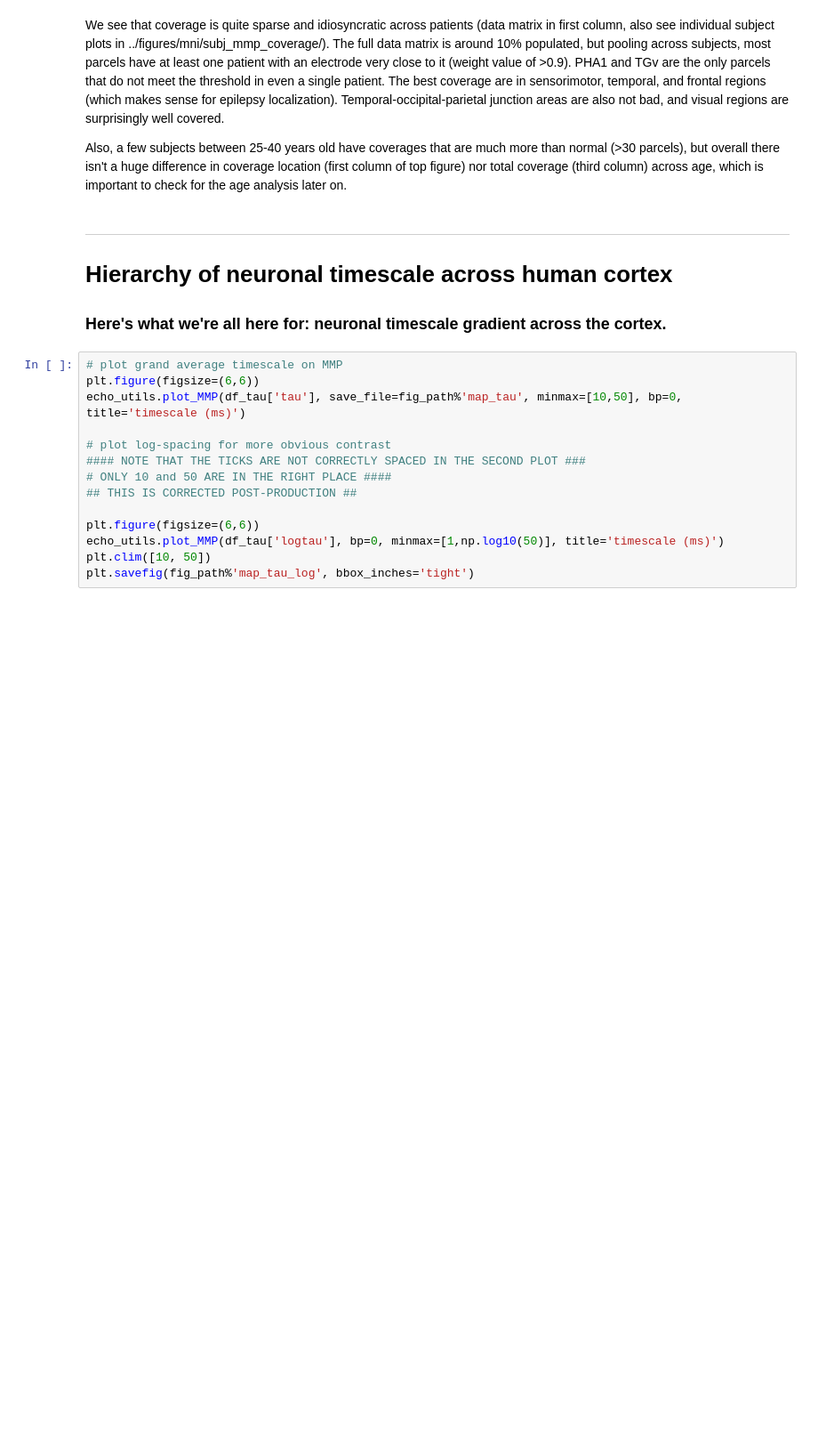
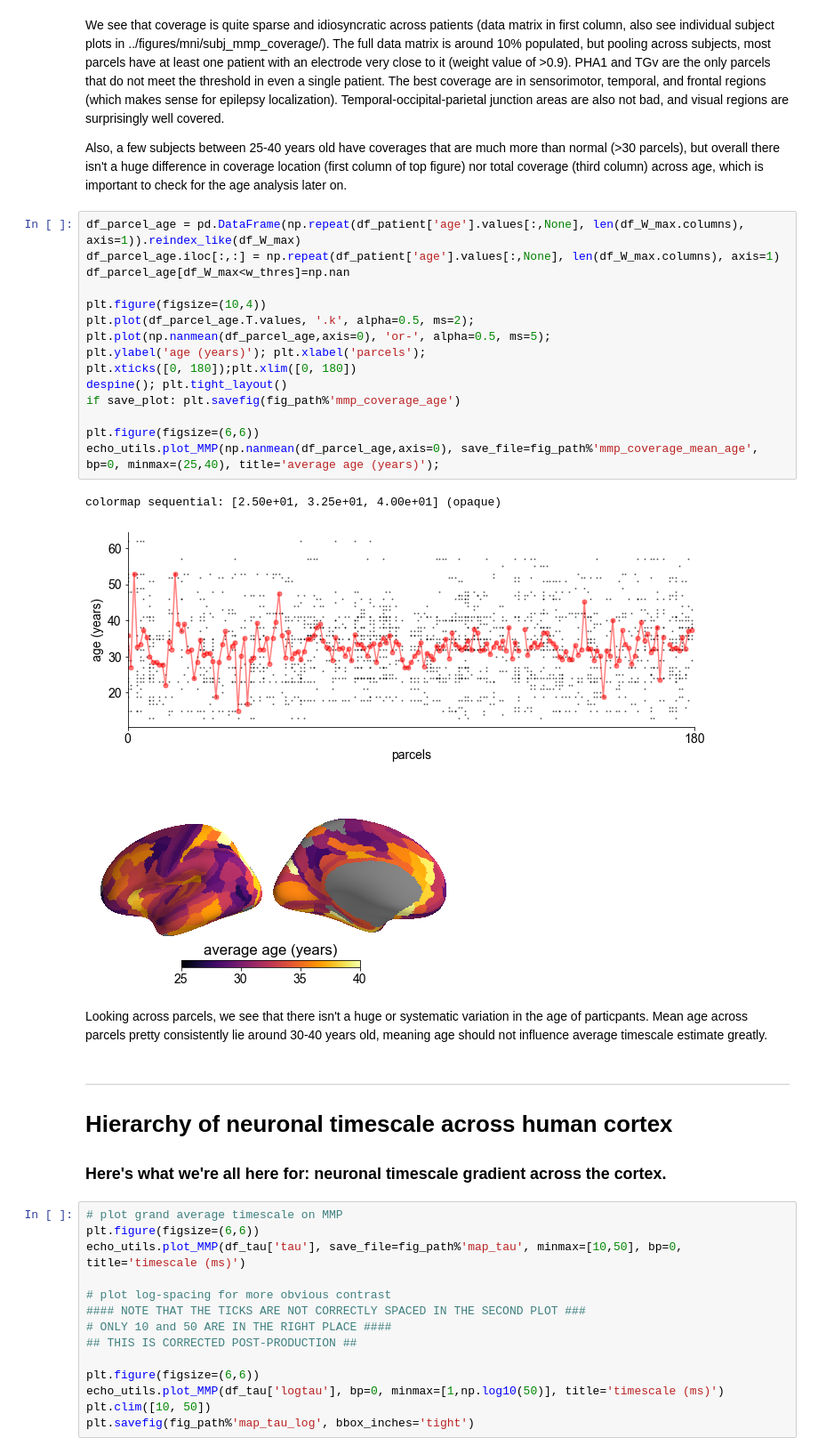
Before and after one commit to rdgao/field-echos, a Jupyter notebook: notebooks/3_viz_human_structural.ipynb, the cells around one changed output. Shown at 89% size. Cells and saved outputs as stored; diff of their text form; blank space fills up the shorter version.

```diff
--- a/notebooks/3_viz_human_structural.ipynb
+++ b/notebooks/3_viz_human_structural.ipynb
@@ -215,6 +219,27 @@ colormap sequential: [0.00e+00, 1.40e+01, 2.80e+01] (opaque)
 We see that coverage is quite sparse and idiosyncratic across patients (data matrix in first column, also see individual subject plots in ../figures/mni/subj_mmp_coverage/). The full data matrix is around 10% populated, but pooling across subjects, most parcels have at least one patient with an electrode very close to it (weight value of >0.9). PHA1 and TGv are the only parcels that do not meet the threshold in even a single patient. The best coverage are in sensorimotor, temporal, and frontal regions (which makes sense for epilepsy localization). Temporal-occipital-parietal junction areas are also not bad, and visual regions are surprisingly well covered.
 
 Also, a few subjects between 25-40 years old have coverages that are much more than normal (>30 parcels), but overall there isn't a huge difference in coverage location (first column of top figure) nor total coverage (third column) across age, which is important to check for the age analysis later on.
+# %%
+df_parcel_age = pd.DataFrame(np.repeat(df_patient['age'].values[:,None], len(df_W_max.columns), axis=1)).reindex_like(df_W_max)
+df_parcel_age.iloc[:,:] = np.repeat(df_patient['age'].values[:,None], len(df_W_max.columns), axis=1)
+df_parcel_age[df_W_max<w_thres]=np.nan
+
+plt.figure(figsize=(10,4))
+plt.plot(df_parcel_age.T.values, '.k', alpha=0.5, ms=2);
+plt.plot(np.nanmean(df_parcel_age,axis=0), 'or-', alpha=0.5, ms=5);
+plt.ylabel('age (years)'); plt.xlabel('parcels');
+plt.xticks([0, 180]);plt.xlim([0, 180])
+despine(); plt.tight_layout()
+if save_plot: plt.savefig(fig_path%'mmp_coverage_age')
+
+plt.figure(figsize=(6,6))
+echo_utils.plot_MMP(np.nanmean(df_parcel_age,axis=0), save_file=fig_path%'mmp_coverage_mean_age', bp=0, minmax=(25,40), title='average age (years)');
+# %% [output]
+colormap sequential: [2.50e+01, 3.25e+01, 4.00e+01] (opaque)
+[figure, added]
+[figure, added]
+# %% [markdown]
+Looking across parcels, we see that there isn't a huge or systematic variation in the age of particpants. Mean age across parcels pretty consistently lie around 30-40 years old, meaning age should not influence average timescale estimate greatly.
 # %% [markdown]
 ---
 # Hierarchy of neuronal timescale across human cortex
```
Also changed, not shown: parts of 10 cells of this notebook, 35 other files.
